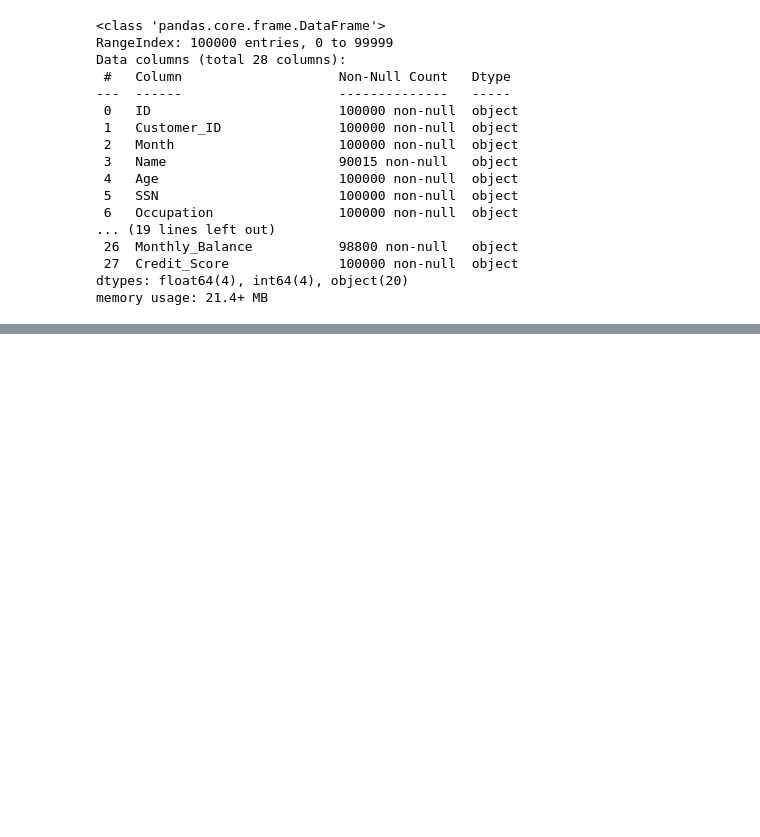
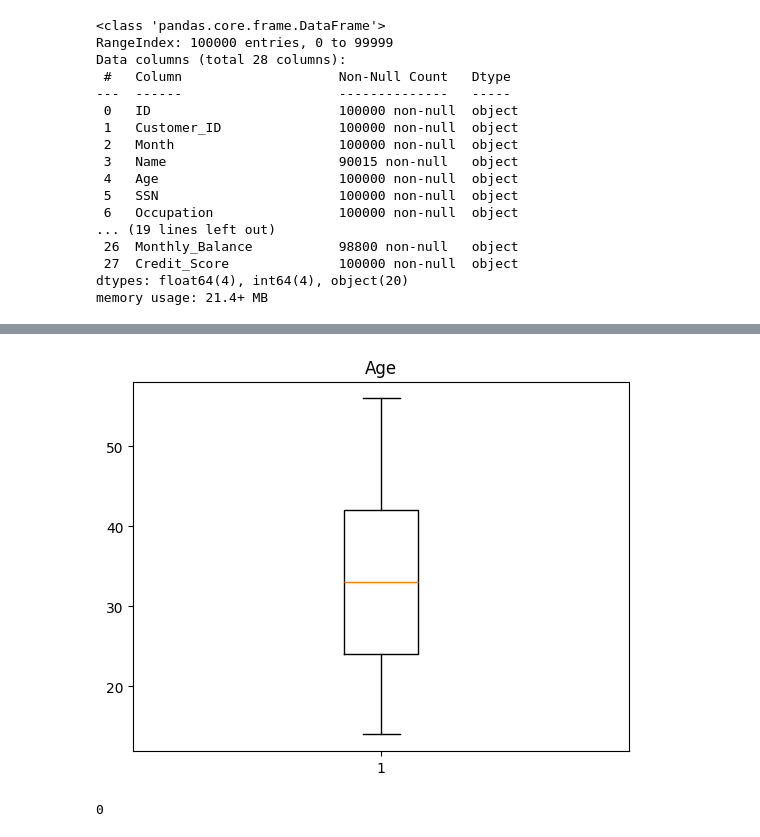
Before and after one commit to s24118-ui/ASI, a Jupyter notebook: Projekt_ASI.ipynb, the cells around one changed output, grey strips where cells are left out. Saved outputs shown, nothing was run; the diff lists cells and outputs as text; code cells hidden in the pictures; blank space fills up the shorter version.

```diff
--- a/Projekt_ASI.ipynb
+++ b/Projekt_ASI.ipynb
@@ -31,0 +126,7 @@ memory usage: 21.4+ MB
+# %%
+df['Age'] = pd.to_numeric(df['Age'], errors='coerce')
+df['Age'] = df['Age'].apply(lambda x: x if 0 <= x <= 90 else pd.NA)
+
+df['Age'] = df.groupby('Customer_ID')['Age'].transform(lambda x: x.ffill().bfill())
+
+print(df['Age'].describe())
@@ -31,0 +143,11 @@ memory usage: 21.4+ MB
+# %%
+plt.boxplot(df['Age'])
+plt.title("Age")
+plt.show()
+# %% [output]
+[figure, added]
+# %%
+nan_age_count = df['Age'].isnull().sum()
+print(f"{nan_age_count}")
+# %% [output]
+0
```
Also changed, not shown: parts of 30 cells of this notebook.
